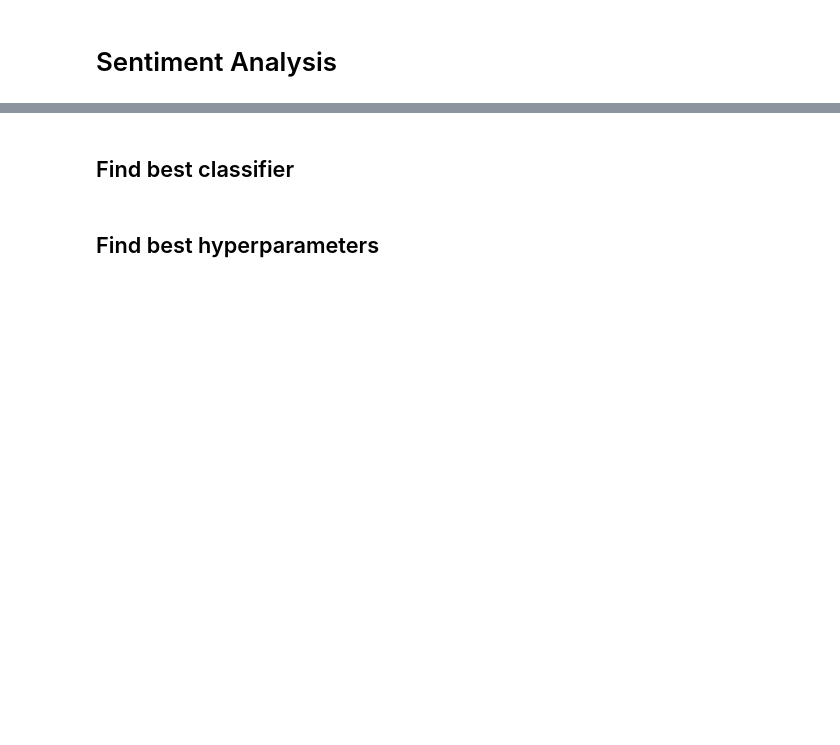
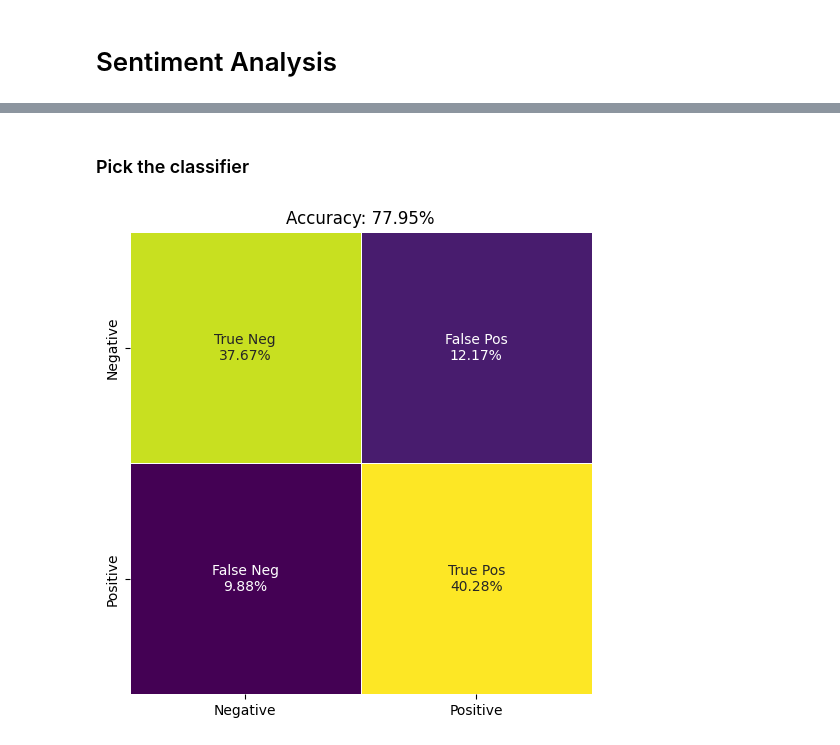
Before and after one commit to Tymec/movie-recommender, a Jupyter notebook: notebook.ipynb, the cells around one changed output, grey strips where cells are left out. Cells and saved outputs as stored; diff of their text form; code cells hidden in the pictures; blank space fills up the shorter version.

```diff
--- a/notebook.ipynb
+++ b/notebook.ipynb
@@ -60,4 +181,6 @@ plt.show()
+# %%
+# Transform the data
+X_train_preprocessed = preprocess_pipeline.transform(X_train)
+X_test_preprocessed = preprocess_pipeline.transform(X_test)
 # %% [markdown]
-## Find best classifier
+### Pick the classifier
-# %% [markdown]
-## Find best hyperparameters
@@ -63,0 +220,39 @@ plt.show()
+# %%
+def random_search(clf: BaseEstimator, param_distributions: dict) -> tuple[BaseEstimator, dict]:
+    # Create the search
+    search = RandomizedSearchCV(
+        clf,
+        param_distributions,
+        n_iter=10,
+        scoring="accuracy",
+        n_jobs=-1,
+        cv=3,
+        random_state=SEED,
+        verbose=1,
+    )
+
+    # Fit the search
+    search.fit(X_train_preprocessed, y_train)
+
+    # Print the best parameters
+    print(f"Best parameters: {search.best_params_}")
+
+    return search.best_estimator_, search.best_params_
+# %%
+# Logistic Regression
+lr_clf = LogisticRegression(max_iter=1000, random_state=SEED)
+
+# Find optimal hyperparameters
+best_lr_clf, lr_params = random_search(
+    lr_clf,
+    {
+        "C": np.logspace(-4, 4, 20),
+        "solver": ["liblinear", "saga"],
+        "penalty": ["l1", "l2"],
+    },
+)
+
+# Evaluate the model
+evaluate_model(best_lr_clf)
+# %% [output]
+[figure, added]
```
Also changed, not shown: parts of 22 cells of this notebook.
